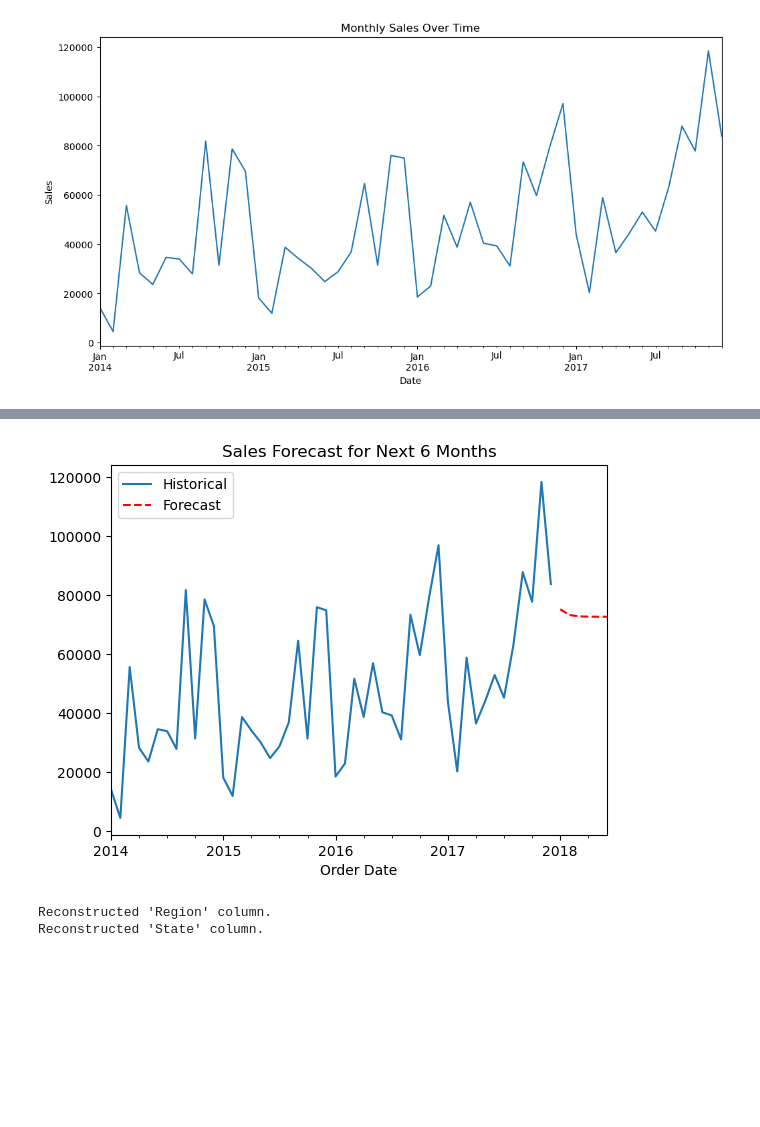
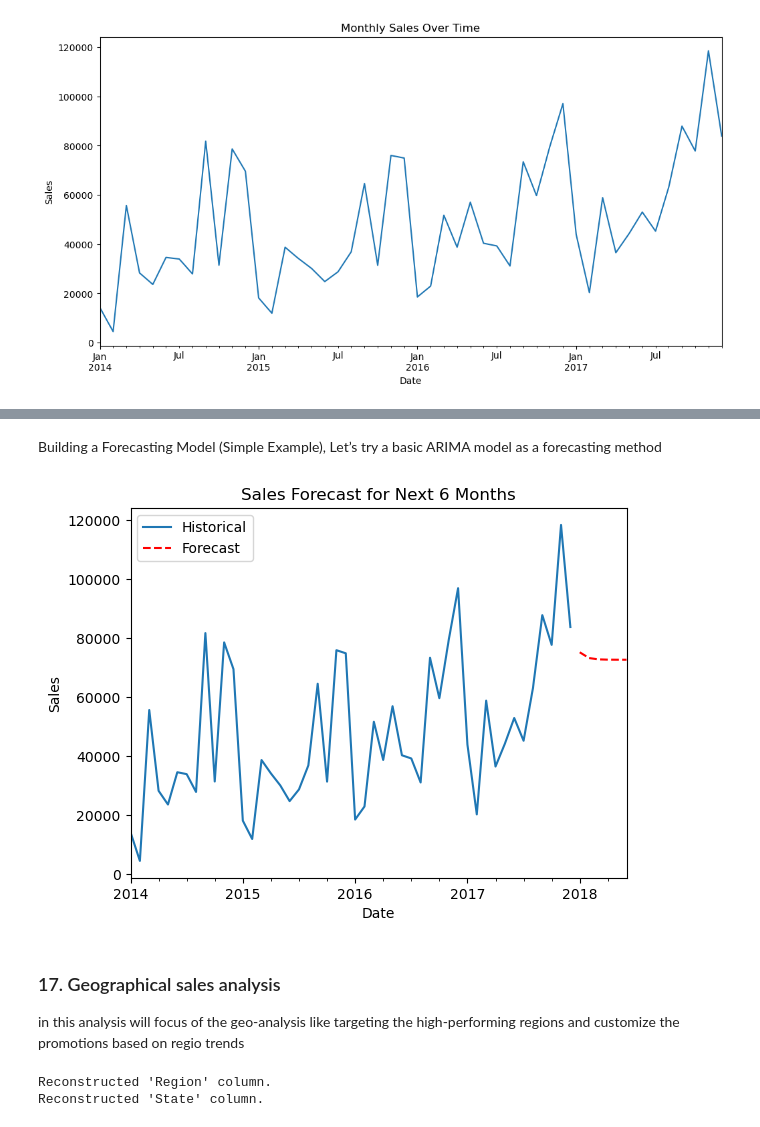
Before and after one commit to yrehim7/superstore_eda_analysis, a Jupyter notebook: main.ipynb, the cells around one changed output, grey strips where cells are left out. Saved outputs shown, nothing was run; the diff lists cells and outputs as text; code cells hidden in the pictures; blank space fills up the shorter version.

```diff
--- a/main.ipynb
+++ b/main.ipynb
@@ -598,15 +643,16 @@ plt.show()
 # %%
-# Check if 'Sub-Category' column exists
-if 'Sub-Category' in df.columns:
-	# Pivot data to create a transactional format (Each row is an order, each column is a product)
-	basket = df.groupby(['Order ID', 'Sub-Category'])['Quantity'].sum().unstack().fillna(0)
-elif any(col.startswith('Sub-Category_') for col in df.columns):
-	# If one-hot encoding was applied, reconstruct the 'Sub-Category' column
-	sub_category_cols = [col for col in df.columns if col.startswith('Sub-Category_')]
-	df['Sub-Category'] = df[sub_category_cols].idxmax(axis=1).str.replace('Sub-Category_', '')
-	basket = df.groupby(['Order ID', 'Sub-Category'])['Quantity'].sum().unstack().fillna(0)
+# Reconstruct the 'Sub-Category' column if it was one-hot encoded
+sub_category_columns = [col for col in df.columns if col.startswith('Sub-Category_')]
+if sub_category_columns:
+	# Reverse one-hot encoding
+	df['Sub-Category'] = df[sub_category_columns].idxmax(axis=1).str.replace('Sub-Category_', '')
+	print("Reconstructed 'Sub-Category' column.")
 else:
-	raise KeyError("The 'Sub-Category' column is missing and cannot be reconstructed.")
+	print("The 'Sub-Category' column is missing and cannot be reconstructed.")
+
+# Prepare the data for Market Basket Analysis
+# Pivot data to create a transactional format (Each row is an order, each column is a product)
+basket = df.groupby(['Order ID', 'Sub-Category'])['Quantity'].sum().unstack().fillna(0)
 
 # Convert to binary format (1 if bought, 0 if not)
 basket = basket.applymap(lambda x: 1 if x > 0 else 0)
@@ -690,19 +724,28 @@ plt.show()
+# %% [markdown]
+Building a Forecasting Model (Simple Example),
+Let’s try a basic ARIMA model as a forecasting method
 # %%
 # Fit ARIMA model
 model = ARIMA(monthly_sales, order=(1,1,1))
 model_fit = model.fit()
 
 # Forecast the next 6 months
 forecast = model_fit.forecast(steps=6)
 
 # Plot forecast
 monthly_sales.plot(label="Historical")
 forecast.plot(label="Forecast", style="--", color="red")
 plt.legend()
 plt.title("Sales Forecast for Next 6 Months")
+plt.xlabel("Date")
+plt.ylabel("Sales")
+plt.savefig("images/Sales Forecast for Next 6 Months.png", dpi=300, bbox_inches='tight')  # Save as PNG file
 plt.show()
 # %% [output]
-[figure, old version]
+[figure, new version]
+# %% [markdown]
+### 17. Geographical sales analysis
+in this analysis will focus of the geo-analysis like targeting the high-performing regions and customize the promotions based on regio trends
 # %%
 # Reconstruct the 'Region' column if it was one-hot encoded
 state_columns = [col for col in df.columns if col.startswith('Region_')]
```
Also changed, not shown: parts of 37 cells of this notebook, 14 other files.
